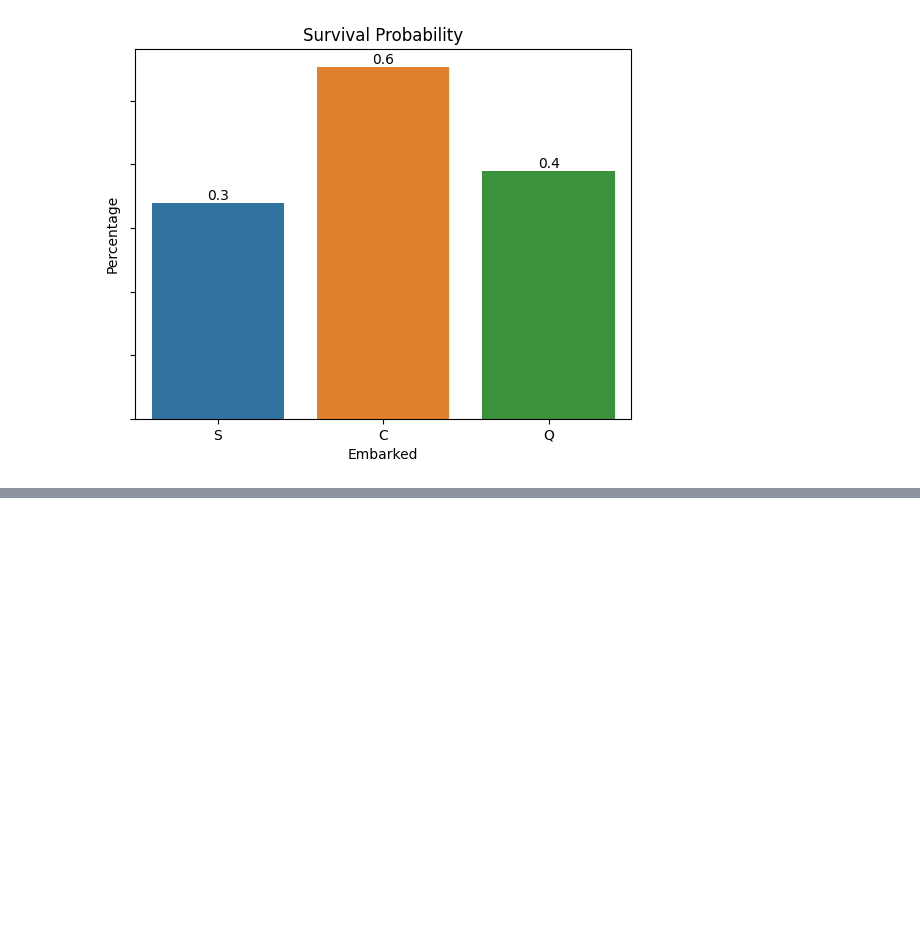
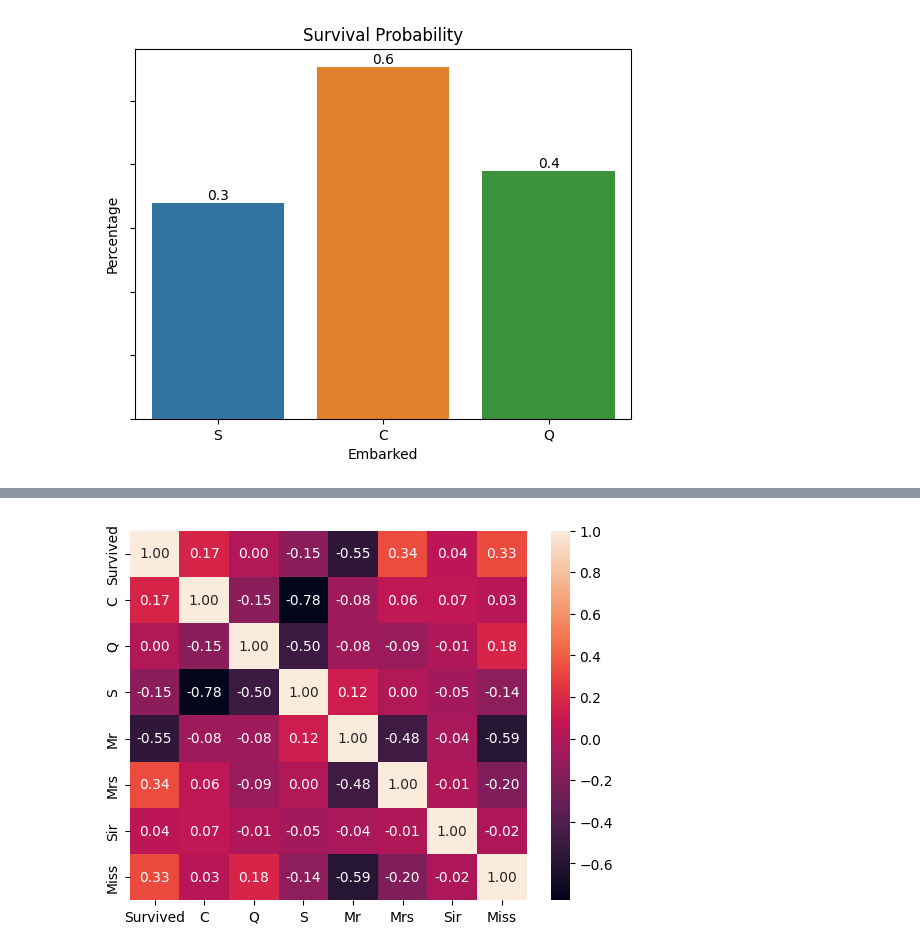
Before and after one commit to CarlosHenriqueMatos/dataExplorationAndML, a Jupyter notebook: AddingFeatureEngeneering.ipynb, the cells around one changed output, grey strips where cells are left out. Saved outputs shown, nothing was run; the diff lists cells and outputs as text; code cells hidden in the pictures; blank space fills up the shorter version.

Commit message:
Kaggle Notebook | TitanicWithFeatEng | Little improviment in engeneering data

```diff
--- a/AddingFeatureEngeneering.ipynb
+++ b/AddingFeatureEngeneering.ipynb
@@ -552,3 +551,6 @@ plt.show()
 # %%
 trainOriginalData = trainOriginalData.drop(["Embarked"], axis = 1 )
 testOriginalData = testOriginalData.drop(["Embarked"], axis = 1)
+# %%
+trainOriginalData['Title'] = trainOriginalData['Name'].str.extract(r',\s*(\w+)\.')
+testOriginalData['Title'] = testOriginalData['Name'].str.extract(r',\s*(\w+)\.')
@@ -554,0 +585,4 @@ testOriginalData = testOriginalData.drop(["Embarked"], axis = 1)
+# %%
+trainOriginalData = pd.concat([trainOriginalData, pd.get_dummies(trainOriginalData['Title'], dtype=int)], axis=1)
+testOriginalData = pd.concat([testOriginalData, pd.get_dummies(testOriginalData['Title'], dtype=int)], axis=1)
+trainOriginalData
@@ -554,0 +603,6 @@ testOriginalData = testOriginalData.drop(["Embarked"], axis = 1)
+# %%
+#I will study the data in the same order: "Pclass","Sex","Age","SibSp","Parch","Fare",["C","Q","S"], separing in categorical and numerical
+# Categorical
+g = sns.heatmap(trainOriginalData[["Survived","C","Q","S","Mr","Mrs","Sir","Miss"]].corr(),annot=True, fmt = ".2f")
+# %% [output]
+[figure, added]
```
Also changed, not shown: parts of 19 cells of this notebook.
